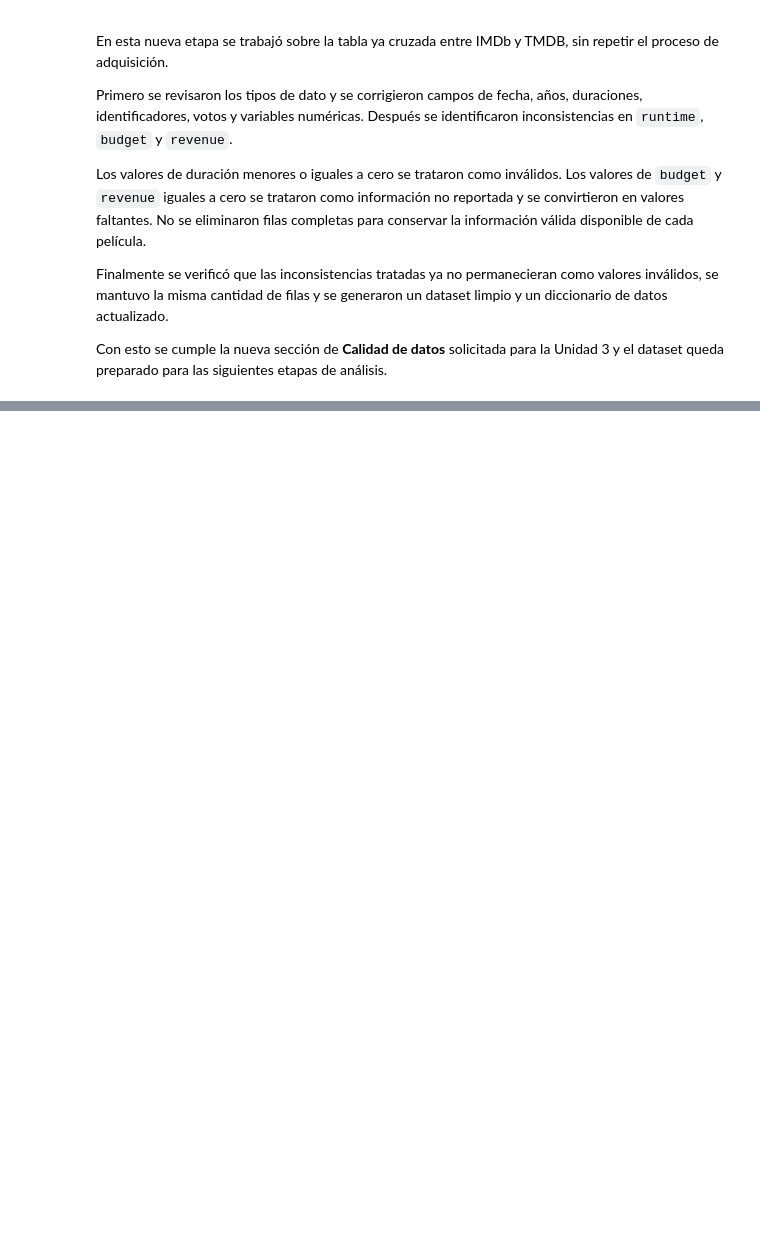
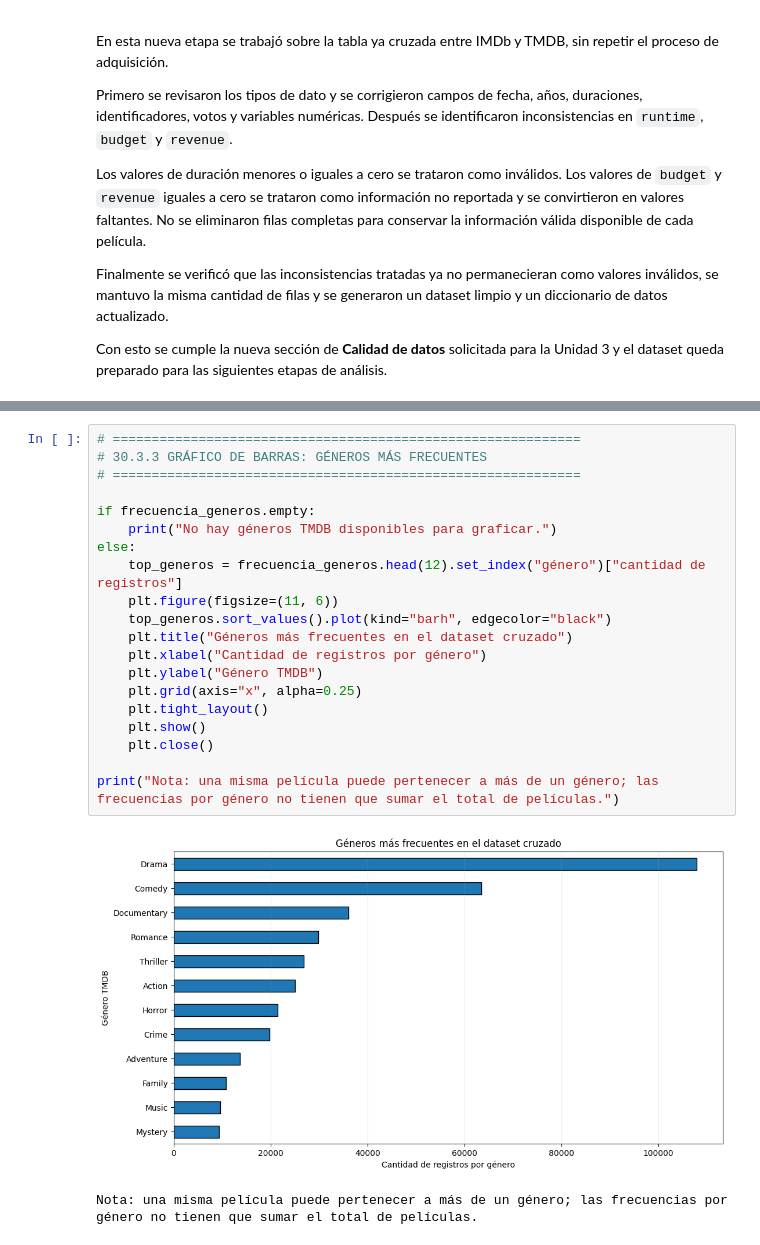
Before and after one commit to SantiCeballosM/mineria-datos-cine-exito, a Jupyter notebook: notebooks/Cine_Exito.ipynb, the cells around one changed output, grey strips where cells are left out. Saved outputs shown, nothing was run; the diff lists cells and outputs as text; blank space fills up the shorter version.

```diff
--- a/notebooks/Cine_Exito.ipynb
+++ b/notebooks/Cine_Exito.ipynb
@@ -1621,0 +1975,23 @@ Con esto se cumple la nueva sección de **Calidad de datos** solicitada para la
+# %%
+# ============================================================
+# 30.3.3 GRÁFICO DE BARRAS: GÉNEROS MÁS FRECUENTES
+# ============================================================
+
+if frecuencia_generos.empty:
+    print("No hay géneros TMDB disponibles para graficar.")
+else:
+    top_generos = frecuencia_generos.head(12).set_index("género")["cantidad de registros"]
+    plt.figure(figsize=(11, 6))
+    top_generos.sort_values().plot(kind="barh", edgecolor="black")
+    plt.title("Géneros más frecuentes en el dataset cruzado")
+    plt.xlabel("Cantidad de registros por género")
+    plt.ylabel("Género TMDB")
+    plt.grid(axis="x", alpha=0.25)
+    plt.tight_layout()
+    plt.show()
+    plt.close()
+
+print("Nota: una misma película puede pertenecer a más de un género; las frecuencias por género no tienen que sumar el total de películas.")
+# %% [output]
+[figure, added]
+Nota: una misma película puede pertenecer a más de un género; las frecuencias por género no tienen que sumar el total de películas.
```
Also changed, not shown: parts of 23 cells of this notebook.
